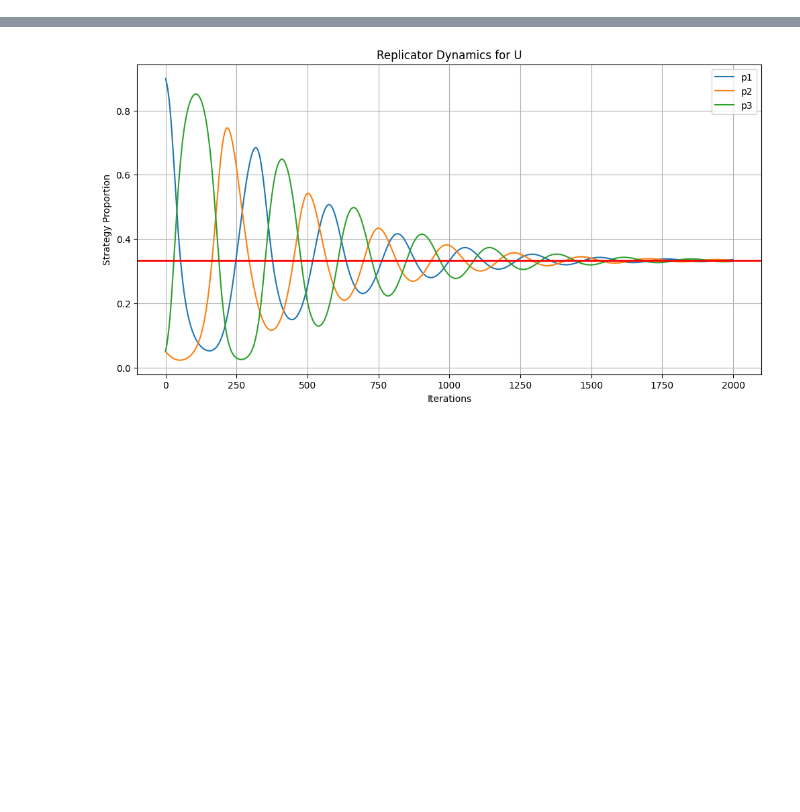
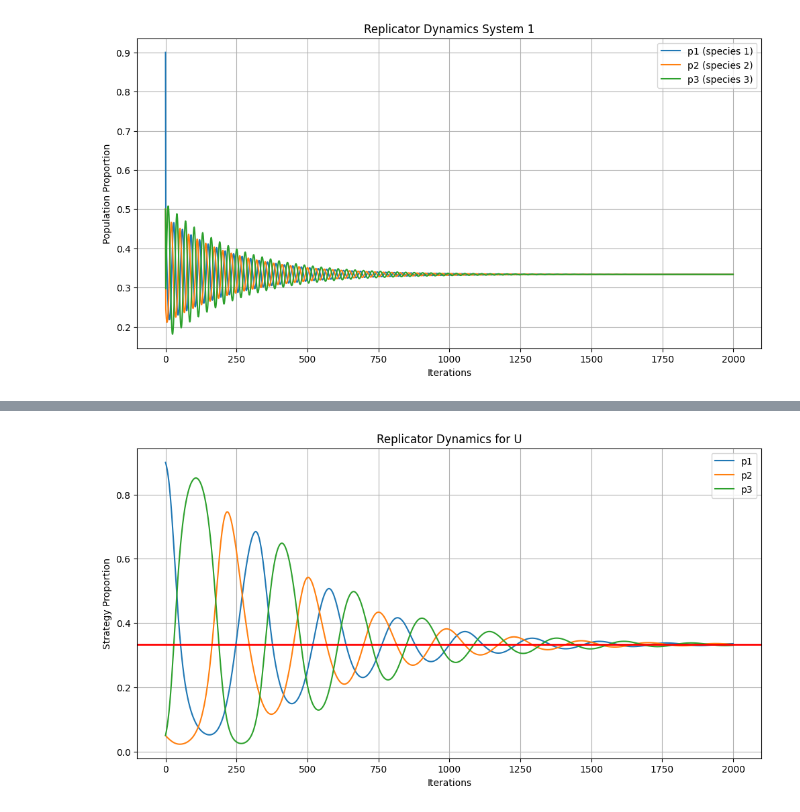
Before and after one commit to Mbigdeli2003/Game-Theory, a Jupyter notebook: GTHW5_Q2_5.ipynb, the cells around one changed output, grey strips where cells are left out. Saved outputs shown, nothing was run; the diff lists cells and outputs as text; code cells hidden in the pictures; blank space fills up the shorter version.

```diff
--- a/GTHW5_Q2_5.ipynb
+++ b/GTHW5_Q2_5.ipynb
@@ -2,0 +5,93 @@
+# %%
+import numpy as np
+import matplotlib.pyplot as plt
+from mpl_toolkits.mplot3d import Axes3D
+
+# Define the first set of replicator dynamics equations
+def replicator_dynamics_1(p):
+    p1, p2, p3 = p
+    denominator = p1 * (6*p1 + 5*p2 + 11*p3) + p2 * (8*p1 + 6*p2 + 2*p3) + p3 * (5*p1 + 8*p2 + 6*p3)
+    dp1 = p1 * (6*p1 + 8*p2 + 5*p3) / denominator
+    dp2 = p2 * (5*p1 + 6*p2 + 8*p3) / denominator
+    dp3 = p3 * (11*p1 + 2*p2 + 6*p3) / denominator
+    return [dp1, dp2, dp3]
+
+# Define the second set of replicator dynamics equations
+def replicator_dynamics_2(p):
+    p1, p2, p3 = p
+    denominator = p1 * (4*p1 + 3*p2 + 9*p3) + p2 * (6*p1 + 4*p2) + p3 * (3*p1 + 6*p2 + 4*p3)
+    dp1 = p1 * (4*p1 + 6*p2 + 5*p3) / denominator
+    dp2 = p2 * (3*p1 + 4*p2 + 6*p3) / denominator
+    dp3 = p3 * (9*p1 + 4*p3) / denominator
+    return [dp1, dp2, dp3]
+
+# Initial conditions
+initial_conditions_1 = [0.90, 0.50, 0.50]
+initial_conditions_2 = [0.40, 0.30, 0.30]
+
+# Number of iterations
+iterations = 2000
+
+# Arrays to store the population proportions over time
+populations_1 = np.zeros((iterations, 3))
+populations_2 = np.zeros((iterations, 3))
+
+# Set initial conditions
+populations_1[0] = initial_conditions_1
+populations_2[0] = initial_conditions_2
+
+# Iterate through the replicator dynamics equations
+for i in range(1, iterations):
+    populations_1[i] = replicator_dynamics_1(populations_1[i-1])
+    populations_2[i] = replicator_dynamics_2(populations_2[i-1])
+
+# Time array for plotting
+time = np.arange(iterations)
+
+# Plotting the results for the first system in 2D
+plt.figure(figsize=(12, 6))
+plt.plot(time, populations_1[:, 0], label='p1 (species 1)')
+plt.plot(time, populations_1[:, 1], label='p2 (species 2)')
+plt.plot(time, populations_1[:, 2], label='p3 (species 3)')
+plt.xlabel('Iterations')
+plt.ylabel('Population Proportion')
+plt.title('Replicator Dynamics System 1')
+plt.legend()
+plt.grid(True)
+plt.show()
+
+# Plotting the results for the second system in 2D
+plt.figure(figsize=(12, 6))
+plt.plot(time, populations_2[:, 0], label='p1 (species 1)')
+plt.plot(time, populations_2[:, 1], label='p2 (species 2)')
+plt.plot(time, populations_2[:, 2], label='p3 (species 3)')
+plt.xlabel('Iterations')
+plt.ylabel('Population Proportion')
+plt.title('Replicator Dynamics System 2')
+plt.legend()
+plt.grid(True)
+plt.show()
+
+# 3D Plot for both systems
+fig = plt.figure(figsize=(14, 7))
+
+# 3D plot for the first system
+ax1 = fig.add_subplot(121, projection='3d')
+ax1.plot(populations_1[:, 0], populations_1[:, 1], populations_1[:, 2])
+ax1.set_xlabel('p1 (species 1)')
+ax1.set_ylabel('p2 (species 2)')
+ax1.set_zlabel('p3 (species 3)')
+ax1.set_title('3D Replicator Dynamics System 1')
+
+# 3D plot for the second system
+ax2 = fig.add_subplot(122, projection='3d')
+ax2.plot(populations_2[:, 0], populations_2[:, 1], populations_2[:, 2])
+ax2.set_xlabel('p1 (species 1)')
+ax2.set_ylabel('p2 (species 2)')
+ax2.set_zlabel('p3 (species 3)')
+ax2.set_title('3D Replicator Dynamics System 2')
+
+plt.tight_layout()
+plt.show()
+# %% [output]
+[figure, added]
```
Also changed, not shown: parts of 5 cells of this notebook.
